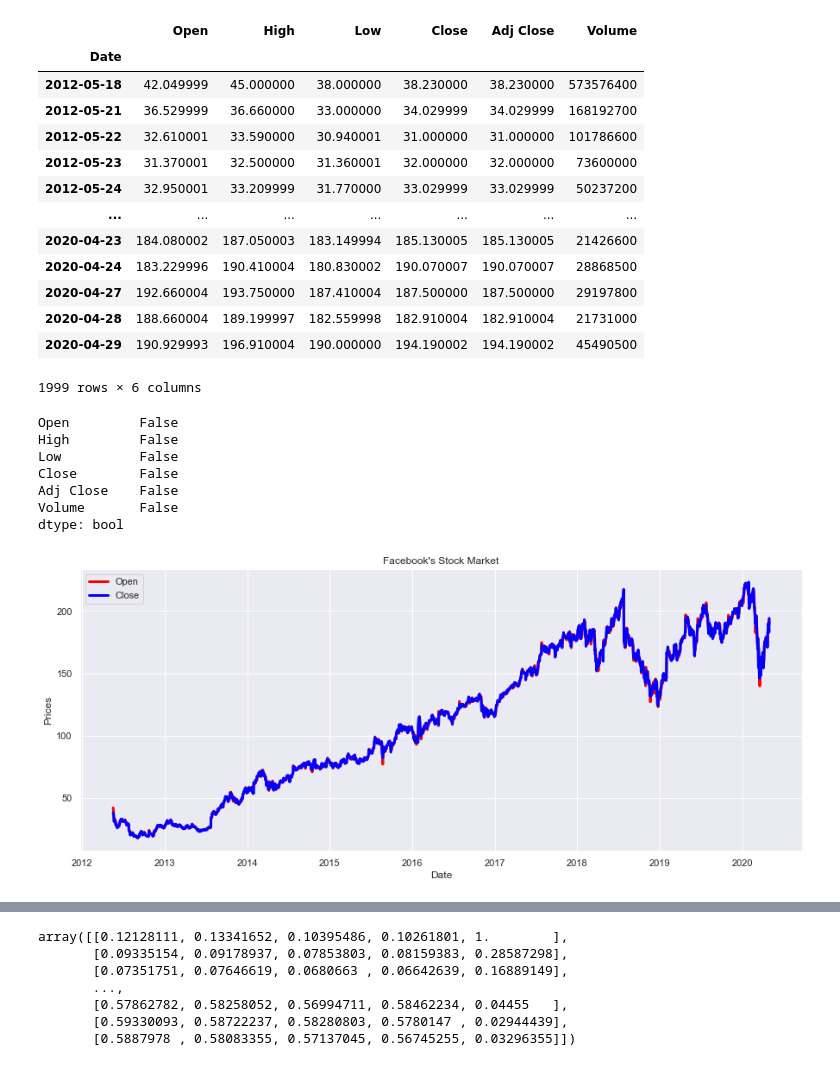
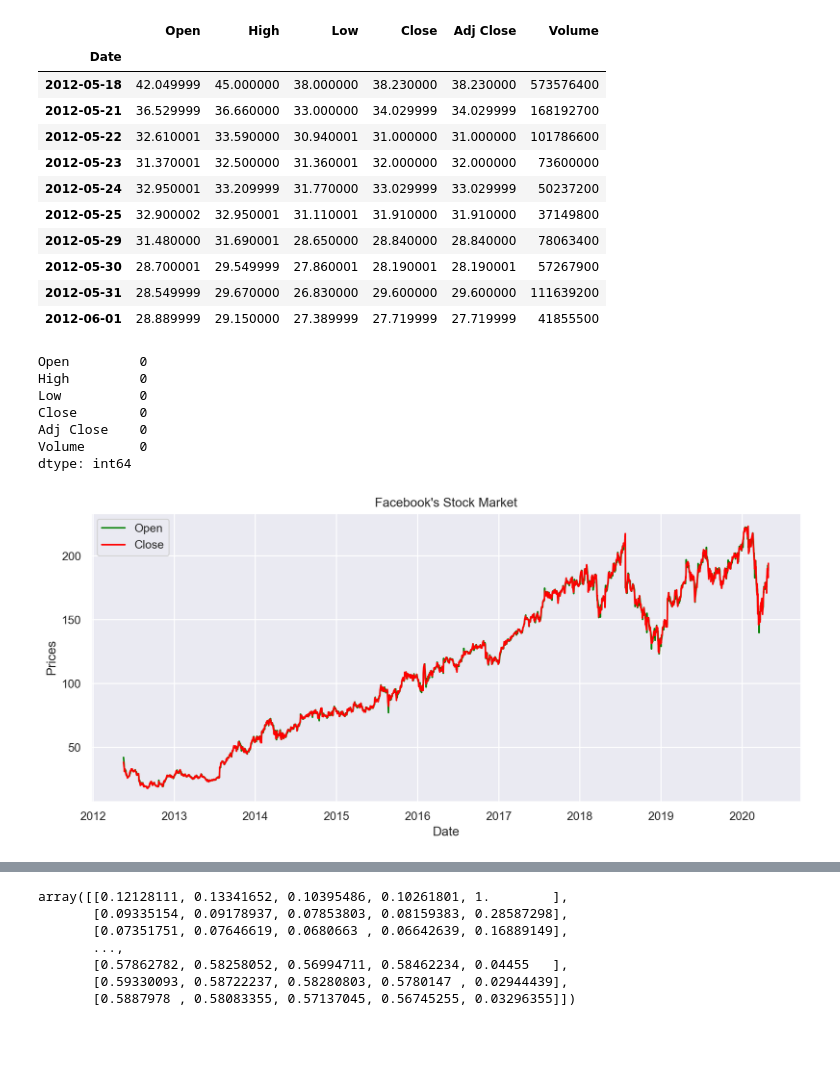
Before and after one commit to rooneyrulz/facebook_stock_prediction, a Jupyter notebook: Prediction.ipynb, the cells around one changed output, grey strips where cells are left out. Drawn from its saved outputs; the diff is of its cells as text; code cells hidden in the pictures; blank space fills up the shorter version.

Commit message:
analysis facebook stock market | data preprocessing | visualizations | error analysis | model building | predictions

```diff
--- a/Prediction.ipynb
+++ b/Prediction.ipynb
@@ -8,7 +8,7 @@ from sklearn.preprocessing import MinMaxScaler
 # Reading The Data
 data = pd.read_csv('data/facebook_stock.csv', index_col='Date', parse_dates = True)
 # %%
-data
+data.head(10)
 # %% [output]
 |  | Open | High | Low | Close | Adj Close | Volume |
 | Date |  |  |  |  |  |  |
@@ -17,39 +17,36 @@ data
 | 2012-05-22 | 32.610001 | 33.590000 | 30.940001 | 31.000000 | 31.000000 | 101786600 |
 | 2012-05-23 | 31.370001 | 32.500000 | 31.360001 | 32.000000 | 32.000000 | 73600000 |
 | 2012-05-24 | 32.950001 | 33.209999 | 31.770000 | 33.029999 | 33.029999 | 50237200 |
-| ... | ... | ... | ... | ... | ... | ... |
-| 2020-04-23 | 184.080002 | 187.050003 | 183.149994 | 185.130005 | 185.130005 | 21426600 |
-| 2020-04-24 | 183.229996 | 190.410004 | 180.830002 | 190.070007 | 190.070007 | 28868500 |
-| 2020-04-27 | 192.660004 | 193.750000 | 187.410004 | 187.500000 | 187.500000 | 29197800 |
-| 2020-04-28 | 188.660004 | 189.199997 | 182.559998 | 182.910004 | 182.910004 | 21731000 |
-| 2020-04-29 | 190.929993 | 196.910004 | 190.000000 | 194.190002 | 194.190002 | 45490500 |
+| 2012-05-25 | 32.900002 | 32.950001 | 31.110001 | 31.910000 | 31.910000 | 37149800 |
+| 2012-05-29 | 31.480000 | 31.690001 | 28.650000 | 28.840000 | 28.840000 | 78063400 |
+| 2012-05-30 | 28.700001 | 29.549999 | 27.860001 | 28.190001 | 28.190001 | 57267900 |
+| 2012-05-31 | 28.549999 | 29.670000 | 26.830000 | 29.600000 | 29.600000 | 111639200 |
+| 2012-06-01 | 28.889999 | 29.150000 | 27.389999 | 27.719999 | 27.719999 | 41855500 |
-1999 rows × 6 columns
 # %%
 # Checking for NAN OR Missing Values
-data.isna().any()
+data.isnull().sum()
 # %% [output]
-Open         False
-High         False
-Low          False
-Close        False
-Adj Close    False
-Volume       False
-dtype: bool
+Open         0
+High         0
+Low          0
+Close        0
+Adj Close    0
+Volume       0
+dtype: int64
 # %%
 # Visualizing The Data
-sns.set(style='darkgrid')
-plt.figure(figsize=(15, 6))
+plt.figure(figsize=(12, 5), dpi=200)
 
 plt.title("Facebook's Stock Market")
 plt.xlabel('Date')
 plt.ylabel('Prices')
 
-plt.plot(data['Open'], label='Open', linewidth=3, color='red')
-plt.plot(data['Close'], label='Close', linewidth=3, color='blue')
+plt.plot(data['Open'], label='Open', color='green')
+plt.plot(data['Close'], label='Close', color='red')
 
 plt.legend()
 plt.show()
 # %% [output]
-[figure, old version]
+[figure, new version]
 # %%
 # Visualizing The Data
```
Also changed, not shown: parts of 27 cells of this notebook, 8 other files.
